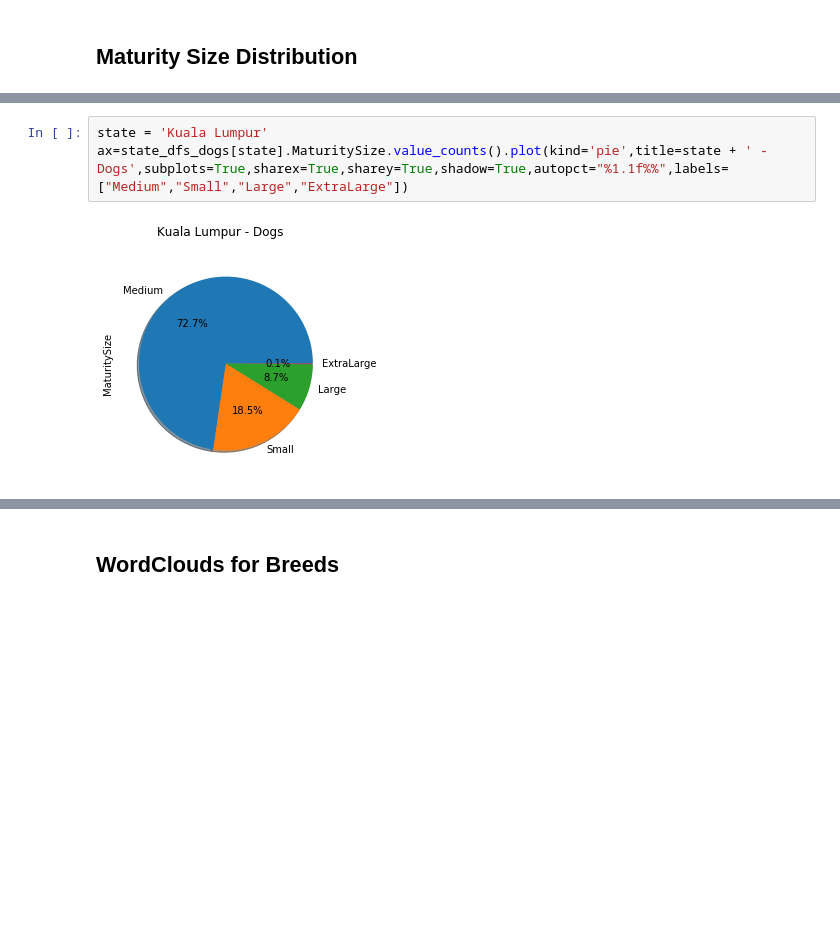
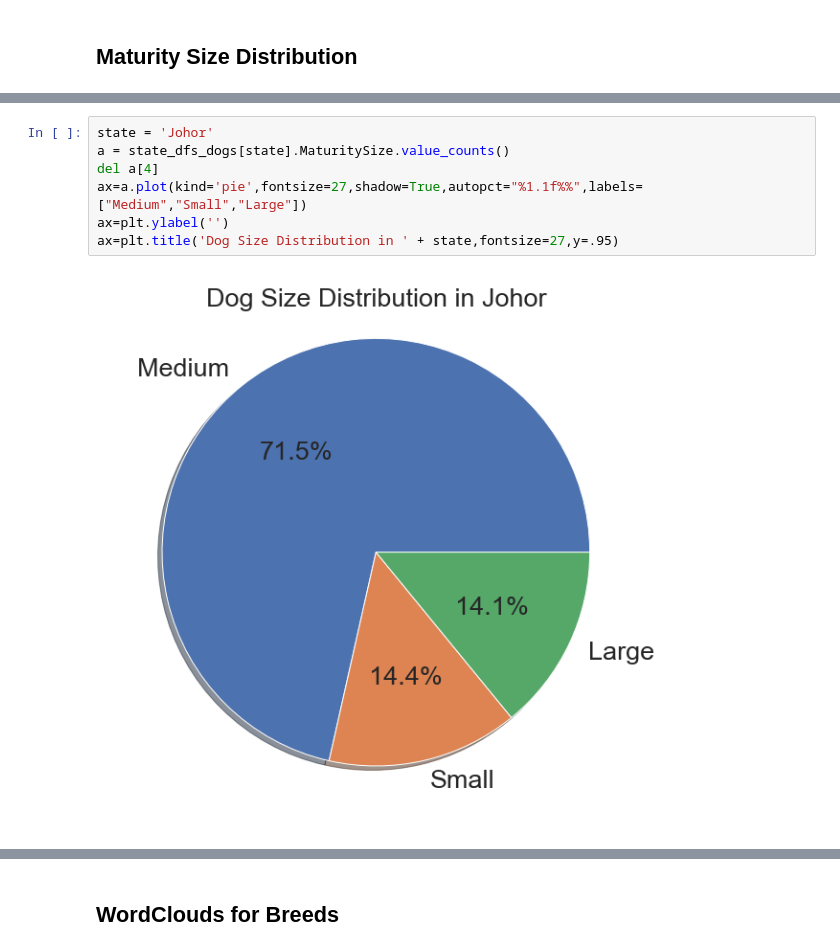
Before and after one commit to Loveker97/PetFinder, a Jupyter notebook: Type_BreedID_Analysis.ipynb, the cells around one changed output, grey strips where cells are left out. Cells and saved outputs as stored; diff of their text form; blank space fills up the shorter version.

```diff
--- a/Type_BreedID_Analysis.ipynb
+++ b/Type_BreedID_Analysis.ipynb
@@ -78,6 +119,10 @@ ax=state_dfs_cats[state].MaturitySize.value_counts().plot(kind='pie',title=state
 # %%
-state = 'Kuala Lumpur'
-ax=state_dfs_dogs[state].MaturitySize.value_counts().plot(kind='pie',title=state + ' - Dogs',subplots=True,sharex=True,sharey=True,shadow=True,autopct="%1.1f%%",labels=["Medium","Small","Large","ExtraLarge"])
+state = 'Johor'
+a = state_dfs_dogs[state].MaturitySize.value_counts()
+del a[4]
+ax=a.plot(kind='pie',fontsize=27,shadow=True,autopct="%1.1f%%",labels=["Medium","Small","Large"])
+ax=plt.ylabel('')
+ax=plt.title('Dog Size Distribution in ' + state,fontsize=27,y=.95)
 # %% [output]
-[figure, old version]
+[figure, new version]
 # %%
```
Also changed, not shown: parts of 26 cells of this notebook, 11 other files.
